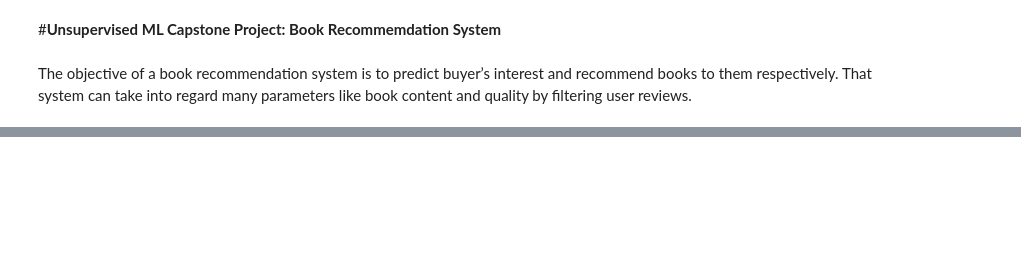
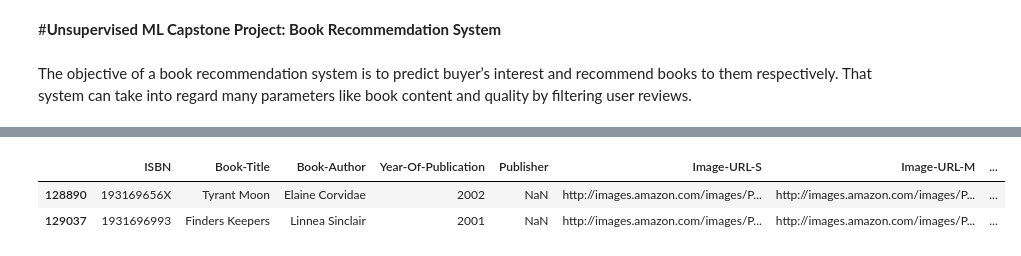
Before and after one commit to Ankita-chouhan-github/Book-Recommendation-System, a Jupyter notebook: Unsupervised_ML_Capstone_Project.ipynb, the cells around one changed output, grey strips where cells are left out. Drawn from its saved outputs; the diff is of its cells as text; code cells hidden in the pictures; blank space fills up the shorter version.

```diff
--- a/Unsupervised_ML_Capstone_Project.ipynb
+++ b/Unsupervised_ML_Capstone_Project.ipynb
@@ -23,9 +23,9 @@ from sklearn.feature_extraction.text import TfidfVectorizer
 import warnings
 warnings.filterwarnings("ignore")
 # %%
-books = pd.read_csv(r"/content/drive/MyDrive/Colab Notebooks/Unsupervised ML Capstone Project/Books.csv", delimiter=';', error_bad_lines=False, encoding='ISO-8859-1', warn_bad_lines=False)
-users = pd.read_csv(r"/content/drive/MyDrive/Colab Notebooks/Unsupervised ML Capstone Project/Users.csv", delimiter=';', error_bad_lines=False, encoding='ISO-8859-1', warn_bad_lines=False)
-ratings = pd.read_csv(r"/content/drive/MyDrive/Colab Notebooks/Unsupervised ML Capstone Project/Ratings.csv", delimiter=';', error_bad_lines=False, encoding='ISO-8859-1', warn_bad_lines=False)
+books = pd.read_csv('/content/drive/MyDrive/Colab Notebooks/Unsupervised ML Capstone Project/Books.csv',low_memory=False,error_bad_lines=False,encoding="latin-1")
+ratings = pd.read_csv('/content/drive/MyDrive/Colab Notebooks/Unsupervised ML Capstone Project/Ratings.csv',low_memory=False,error_bad_lines=False,encoding="latin-1")
+users = pd.read_csv('/content/drive/MyDrive/Colab Notebooks/Unsupervised ML Capstone Project/Users.csv',low_memory=False,error_bad_lines=False,encoding="latin-1")
 
 print("Books Data:    ", books.shape)
 print("Users Data:    ", users.shape)
@@ -36,0 +91,7 @@ Books-ratings:  (1149780, 1)
+# %%
+# Checking null values in publisher
+books[books['Publisher'].isna()]
+# %% [output]
+|  | ISBN | Book-Title | Book-Author | Year-Of-Publication | Publisher | Image-URL-S | Image-URL-M | ... |
+| 128890 | 193169656X | Tyrant Moon | Elaine Corvidae | 2002 | NaN | http://images.amazon.com/images/P... | http://images.amazon.com/images/P... | ... |
+| 129037 | 1931696993 | Finders Keepers | Linnea Sinclair | 2001 | NaN | http://images.amazon.com/images/P... | http://images.amazon.com/images/P... | ... |
```
Also changed, not shown: parts of 21 cells of this notebook.
